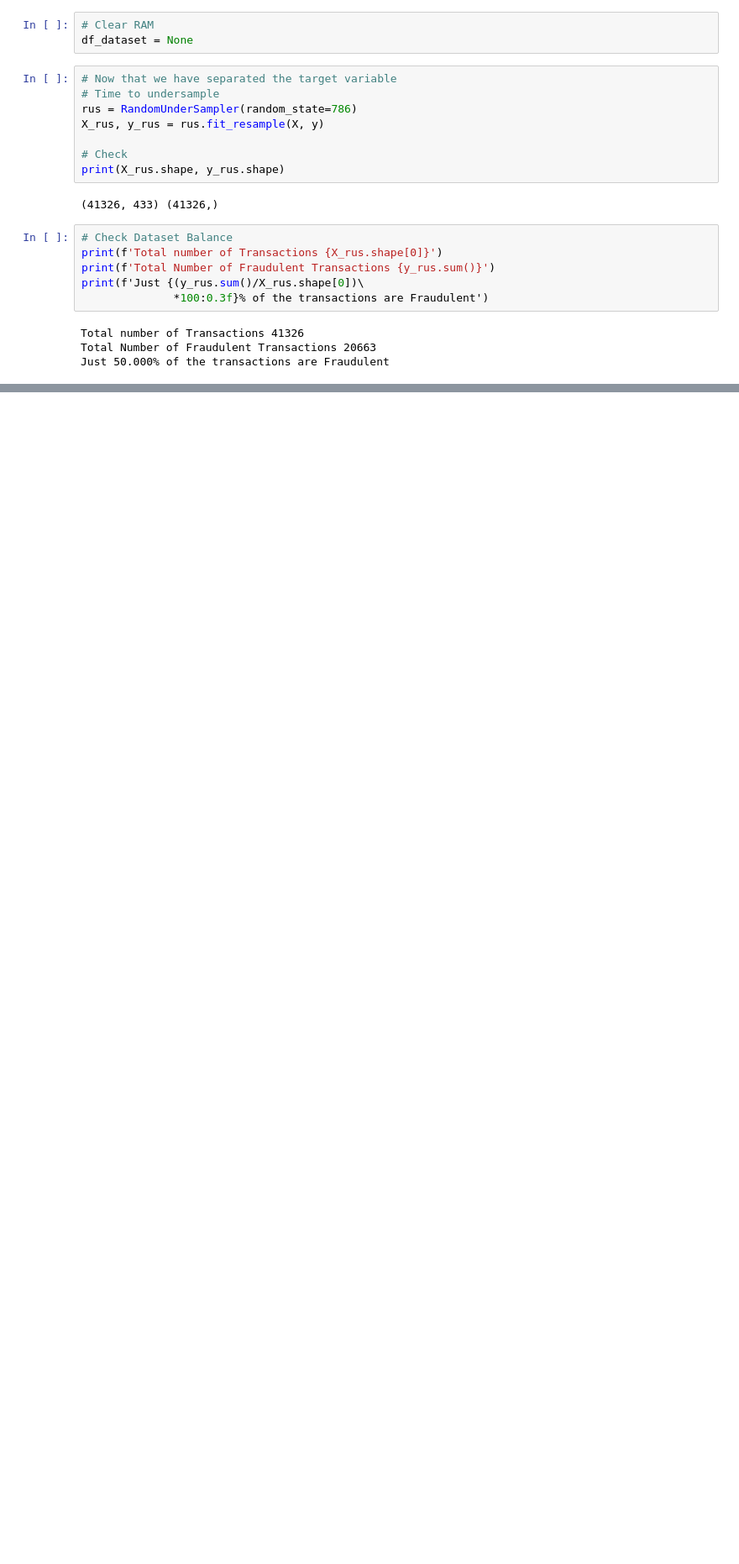
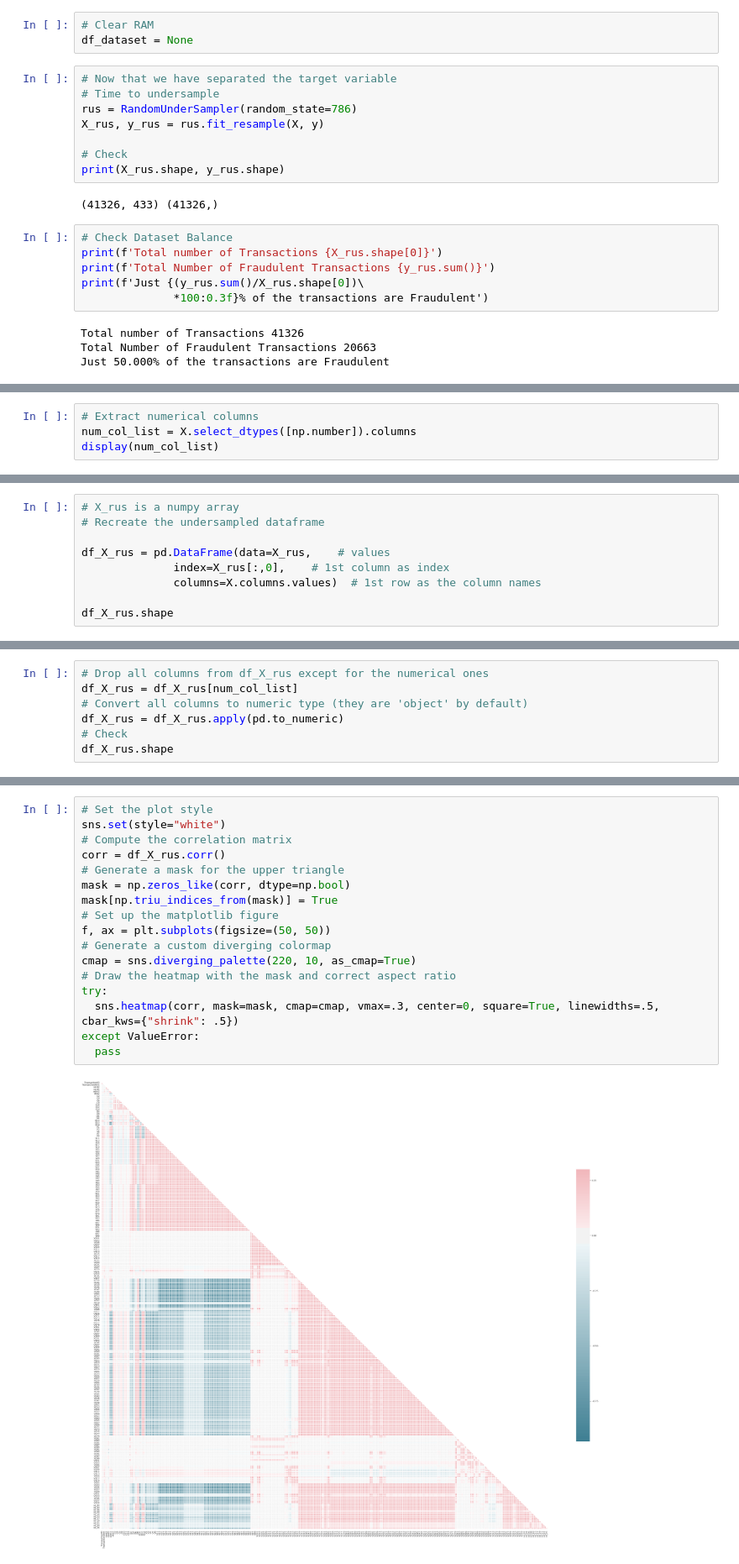
Before and after one commit to pranjalchaubey/Credit-Fraud-Detection, a Jupyter notebook: src/Card_Fraud_Detection.ipynb, the cells around one changed output, grey strips where cells are left out. Shown at 84% size. Cells and saved outputs as stored; diff of their text form; blank space fills up the shorter version.

Commit message:
feat: Correlation Heatmap using Seaborn

```diff
--- a/src/Card_Fraud_Detection.ipynb
+++ b/src/Card_Fraud_Detection.ipynb
@@ -320,0 +324,4 @@ Just 50.000% of the transactions are Fraudulent
+# %%
+# Extract numerical columns
+num_col_list = X.select_dtypes([np.number]).columns
+display(num_col_list)
@@ -320,0 +332,9 @@ Just 50.000% of the transactions are Fraudulent
+# %%
+# X_rus is a numpy array
+# Recreate the undersampled dataframe
+
+df_X_rus = pd.DataFrame(data=X_rus,    # values
+              index=X_rus[:,0],    # 1st column as index
+              columns=X.columns.values)  # 1st row as the column names
+
+df_X_rus.shape
@@ -320,0 +357,7 @@ Just 50.000% of the transactions are Fraudulent
+# %%
+# Drop all columns from df_X_rus except for the numerical ones
+df_X_rus = df_X_rus[num_col_list]
+# Convert all columns to numeric type (they are 'object' by default)
+df_X_rus = df_X_rus.apply(pd.to_numeric)
+# Check
+df_X_rus.shape
@@ -320,0 +369,19 @@ Just 50.000% of the transactions are Fraudulent
+# %%
+# Set the plot style
+sns.set(style="white")
+# Compute the correlation matrix
+corr = df_X_rus.corr()
+# Generate a mask for the upper triangle
+mask = np.zeros_like(corr, dtype=np.bool)
+mask[np.triu_indices_from(mask)] = True
+# Set up the matplotlib figure
+f, ax = plt.subplots(figsize=(50, 50))
+# Generate a custom diverging colormap
+cmap = sns.diverging_palette(220, 10, as_cmap=True)
+# Draw the heatmap with the mask and correct aspect ratio
+try:
+  sns.heatmap(corr, mask=mask, cmap=cmap, vmax=.3, center=0, square=True, linewidths=.5, cbar_kws={"shrink": .5})
+except ValueError:
+  pass
+# %% [output]
+[figure, added]
```
Also changed, not shown: parts of 7 cells of this notebook.
